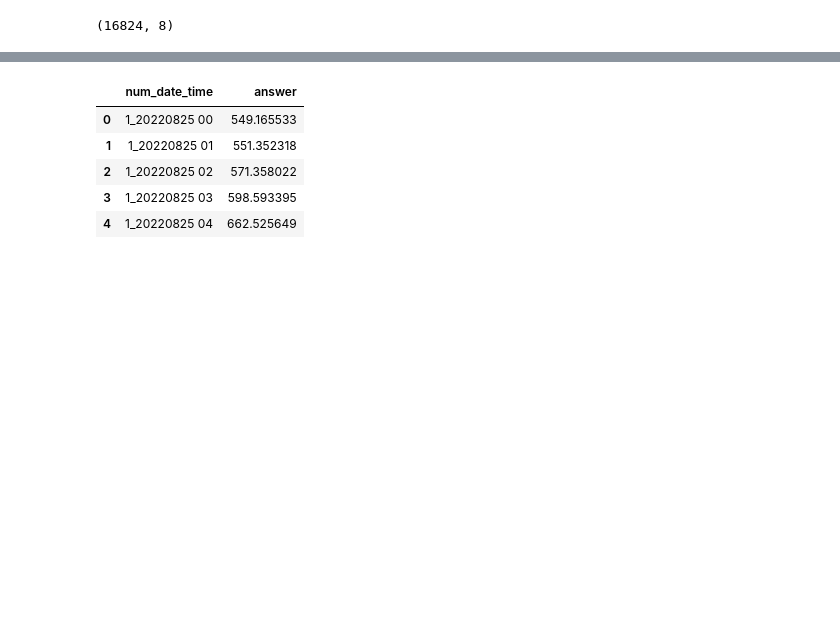
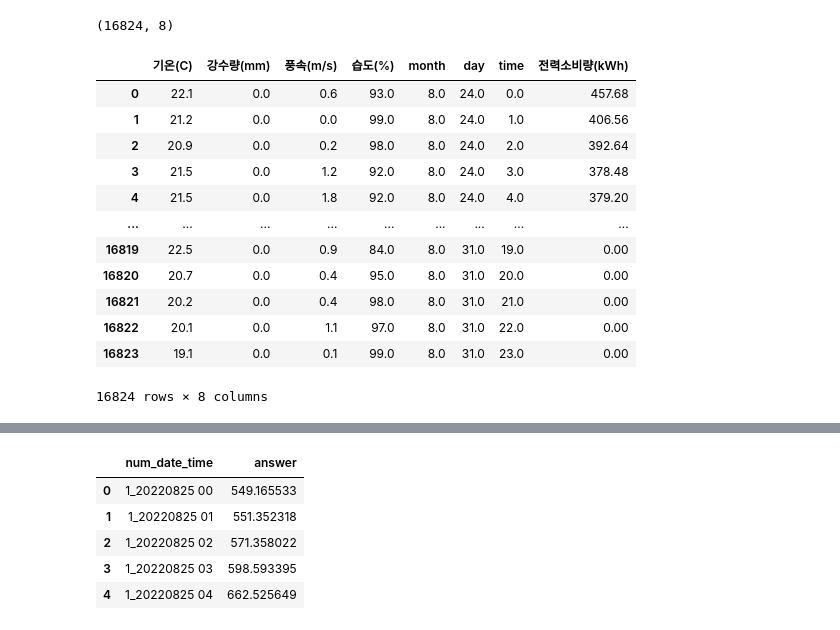
Before and after one commit to minqukanq/sklearn-ts, a Jupyter notebook: Yangyang_practice/Untitled.ipynb, the cells around one changed output, grey strips where cells are left out. Saved outputs shown, nothing was run; the diff lists cells and outputs as text; code cells hidden in the pictures; blank space fills up the shorter version.

```diff
--- a/Yangyang_practice/Untitled.ipynb
+++ b/Yangyang_practice/Untitled.ipynb
@@ -217,3 +217,19 @@ test_data = scaler.transform(test_df.values) # train과 동일하게 scaling
 test_data.shape
 # %% [output]
 (16824, 8)
+# %%
+test_df
+# %% [output]
+|  | 기온(C) | 강수량(mm) | 풍속(m/s) | 습도(%) | month | day | time | 전력소비량(kWh) |
+| 0 | 22.1 | 0.0 | 0.6 | 93.0 | 8.0 | 24.0 | 0.0 | 457.68 |
+| 1 | 21.2 | 0.0 | 0.0 | 99.0 | 8.0 | 24.0 | 1.0 | 406.56 |
+| 2 | 20.9 | 0.0 | 0.2 | 98.0 | 8.0 | 24.0 | 2.0 | 392.64 |
+| 3 | 21.5 | 0.0 | 1.2 | 92.0 | 8.0 | 24.0 | 3.0 | 378.48 |
+| 4 | 21.5 | 0.0 | 1.8 | 92.0 | 8.0 | 24.0 | 4.0 | 379.20 |
+| ... | ... | ... | ... | ... | ... | ... | ... | ... |
+| 16819 | 22.5 | 0.0 | 0.9 | 84.0 | 8.0 | 31.0 | 19.0 | 0.00 |
+| 16820 | 20.7 | 0.0 | 0.4 | 95.0 | 8.0 | 31.0 | 20.0 | 0.00 |
+| 16821 | 20.2 | 0.0 | 0.4 | 98.0 | 8.0 | 31.0 | 21.0 | 0.00 |
+| 16822 | 20.1 | 0.0 | 1.1 | 97.0 | 8.0 | 31.0 | 22.0 | 0.00 |
+| 16823 | 19.1 | 0.0 | 0.1 | 99.0 | 8.0 | 31.0 | 23.0 | 0.00 |
+16824 rows × 8 columns
```
Also changed, not shown: parts of 2 cells of this notebook.
